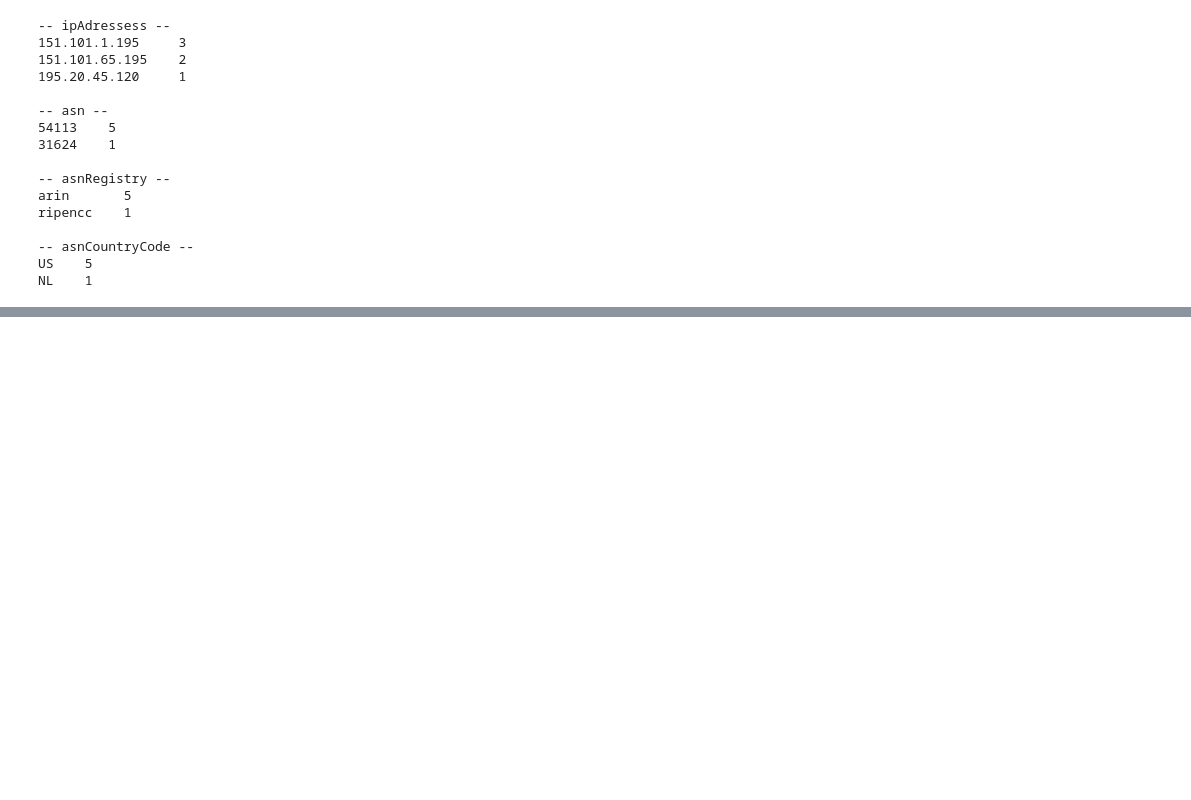
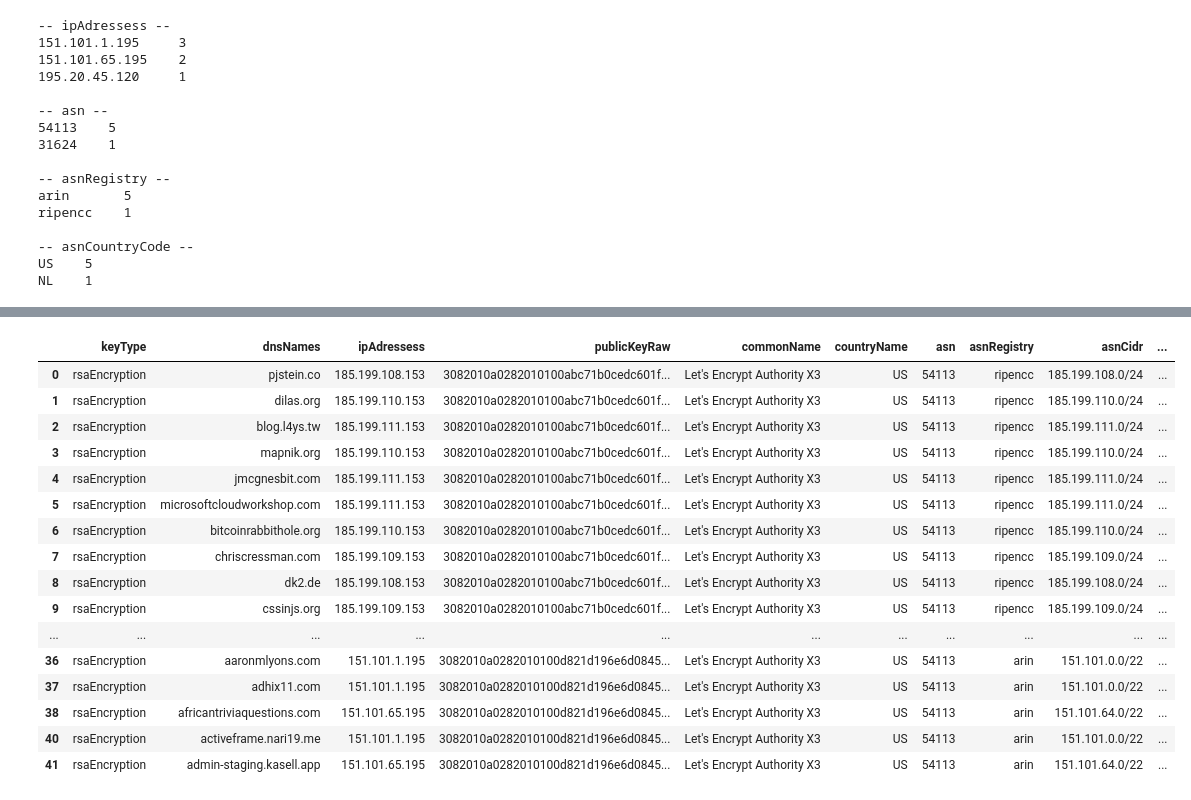
Before and after one commit to mmesba85/CertifStates, a Jupyter notebook: analysis/analysis.ipynb, the cells around one changed output, grey strips where cells are left out. Drawn from its saved outputs; the diff is of its cells as text; code cells hidden in the pictures; blank space fills up the shorter version.

```diff
--- a/analysis/analysis.ipynb
+++ b/analysis/analysis.ipynb
@@ -144,0 +200,20 @@ nx.draw(g, pos, with_labels=True)
+# %%
+allcollision.loc[allcollision['asn'] == '54113']
+# %% [output]
+|  | keyType | dnsNames | ipAdressess | publicKeyRaw | commonName | countryName | asn | asnRegistry | asnCidr | ... |
+| 0 | rsaEncryption | pjstein.co | 185.199.108.153 | 3082010a0282010100abc71b0cedc601f... | Let's Encrypt Authority X3 | US | 54113 | ripencc | 185.199.108.0/24 | ... |
+| 1 | rsaEncryption | dilas.org | 185.199.110.153 | 3082010a0282010100abc71b0cedc601f... | Let's Encrypt Authority X3 | US | 54113 | ripencc | 185.199.110.0/24 | ... |
+| 2 | rsaEncryption | blog.l4ys.tw | 185.199.111.153 | 3082010a0282010100abc71b0cedc601f... | Let's Encrypt Authority X3 | US | 54113 | ripencc | 185.199.111.0/24 | ... |
+| 3 | rsaEncryption | mapnik.org | 185.199.110.153 | 3082010a0282010100abc71b0cedc601f... | Let's Encrypt Authority X3 | US | 54113 | ripencc | 185.199.110.0/24 | ... |
+| 4 | rsaEncryption | jmcgnesbit.com | 185.199.111.153 | 3082010a0282010100abc71b0cedc601f... | Let's Encrypt Authority X3 | US | 54113 | ripencc | 185.199.111.0/24 | ... |
+| 5 | rsaEncryption | microsoftcloudworkshop.com | 185.199.111.153 | 3082010a0282010100abc71b0cedc601f... | Let's Encrypt Authority X3 | US | 54113 | ripencc | 185.199.111.0/24 | ... |
+| 6 | rsaEncryption | bitcoinrabbithole.org | 185.199.110.153 | 3082010a0282010100abc71b0cedc601f... | Let's Encrypt Authority X3 | US | 54113 | ripencc | 185.199.110.0/24 | ... |
+| 7 | rsaEncryption | chriscressman.com | 185.199.109.153 | 3082010a0282010100abc71b0cedc601f... | Let's Encrypt Authority X3 | US | 54113 | ripencc | 185.199.109.0/24 | ... |
+| 8 | rsaEncryption | dk2.de | 185.199.108.153 | 3082010a0282010100abc71b0cedc601f... | Let's Encrypt Authority X3 | US | 54113 | ripencc | 185.199.108.0/24 | ... |
+| 9 | rsaEncryption | cssinjs.org | 185.199.109.153 | 3082010a0282010100abc71b0cedc601f... | Let's Encrypt Authority X3 | US | 54113 | ripencc | 185.199.109.0/24 | ... |
+| ... | ... | ... | ... | ... | ... | ... | ... | ... | ... | ... |
+| 36 | rsaEncryption | aaronmlyons.com | 151.101.1.195 | 3082010a0282010100d821d196e6d0845... | Let's Encrypt Authority X3 | US | 54113 | arin | 151.101.0.0/22 | ... |
+| 37 | rsaEncryption | adhix11.com | 151.101.1.195 | 3082010a0282010100d821d196e6d0845... | Let's Encrypt Authority X3 | US | 54113 | arin | 151.101.0.0/22 | ... |
+| 38 | rsaEncryption | africantriviaquestions.com | 151.101.65.195 | 3082010a0282010100d821d196e6d0845... | Let's Encrypt Authority X3 | US | 54113 | arin | 151.101.64.0/22 | ... |
+| 40 | rsaEncryption | activeframe.nari19.me | 151.101.1.195 | 3082010a0282010100d821d196e6d0845... | Let's Encrypt Authority X3 | US | 54113 | arin | 151.101.0.0/22 | ... |
+| 41 | rsaEncryption | admin-staging.kasell.app | 151.101.65.195 | 3082010a0282010100d821d196e6d0845... | Let's Encrypt Authority X3 | US | 54113 | arin | 151.101.64.0/22 | ... |
```
Also changed, not shown: parts of 12 cells of this notebook, 1 other file.
